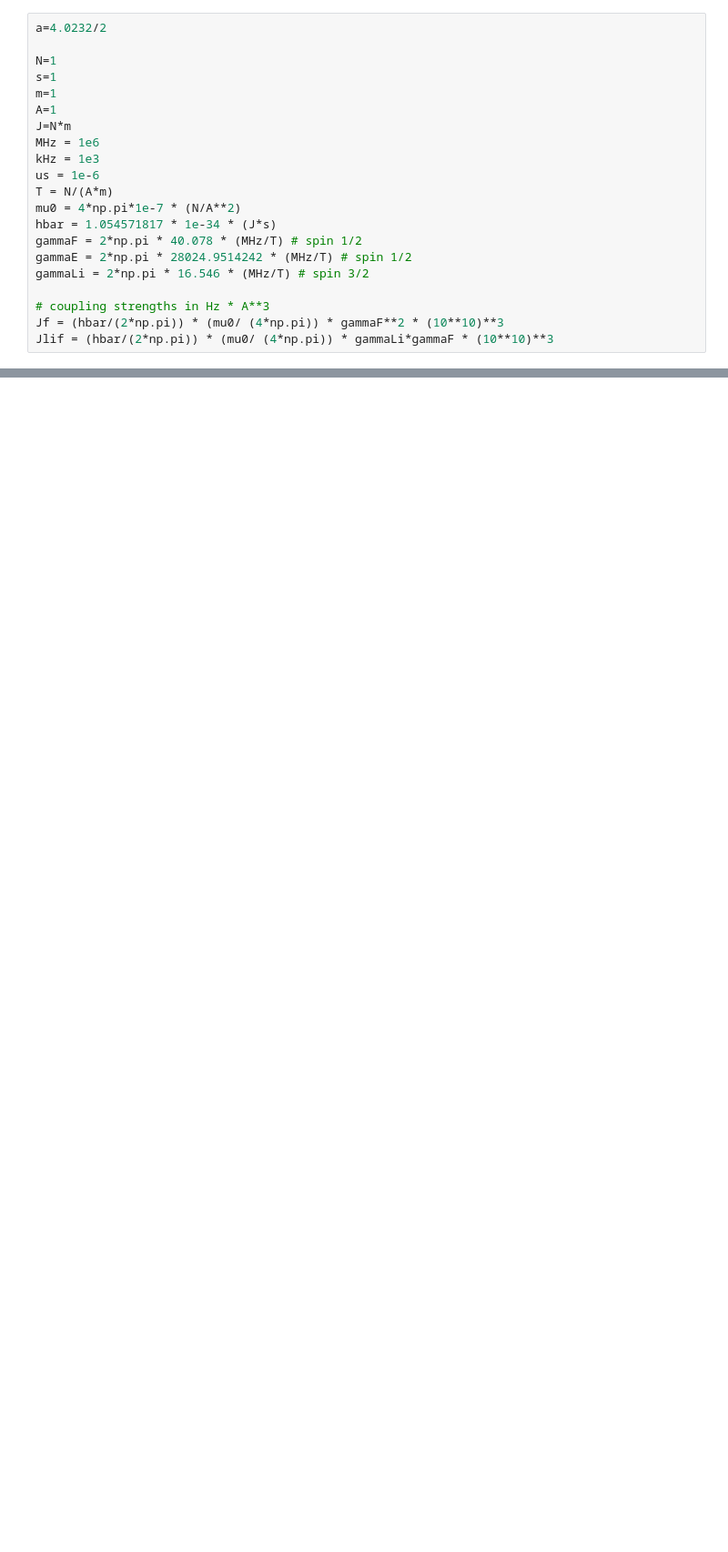
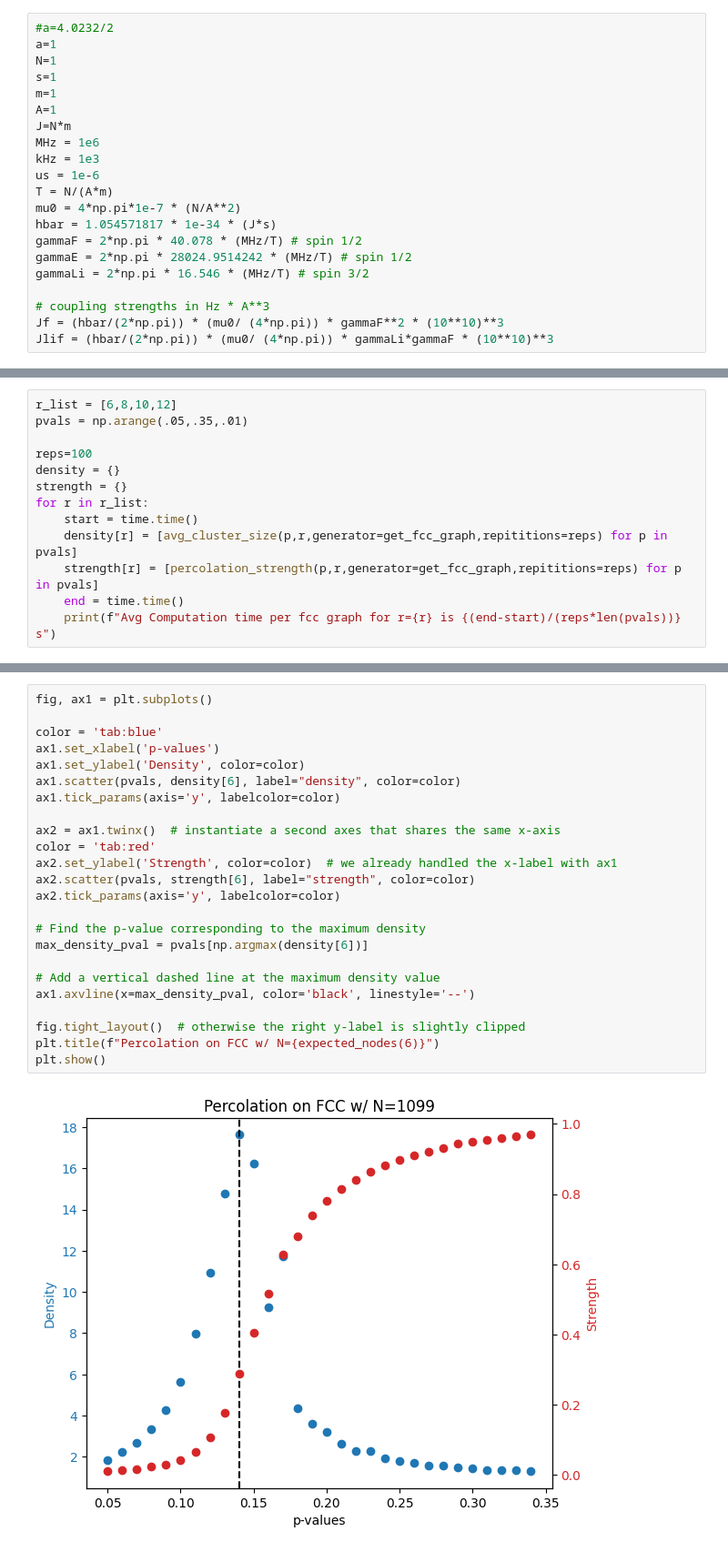
Before and after one commit to awstasiuk/phd-notebooks, a Jupyter notebook: Percolation/FCC Building.ipynb, the cells around one changed output, grey strips where cells are left out. Shown: that part at 91% size. Drawn from its saved outputs; the diff is of its cells as text; blank space fills up the shorter version.

```diff
--- a/Percolation/FCC Building.ipynb
+++ b/Percolation/FCC Building.ipynb
@@ -12,6 +13,6 @@ from functools import lru_cache
 # %%
-a=4.0232/2
-
+#a=4.0232/2
+a=1
 N=1
 s=1
 m=1
@@ -249,0 +275,13 @@ def grid_graph(L,dim=2):
+# %%
+r_list = [6,8,10,12]
+pvals = np.arange(.05,.35,.01)
+
+reps=100
+density = {}
+strength = {}
+for r in r_list:
+    start = time.time()
+    density[r] = [avg_cluster_size(p,r,generator=get_fcc_graph,repititions=reps) for p in pvals]
+    strength[r] = [percolation_strength(p,r,generator=get_fcc_graph,repititions=reps) for p in pvals]
+    end = time.time()
+    print(f"Avg Computation time per fcc graph for r={r} is {(end-start)/(reps*len(pvals))} s")
@@ -249,0 +293,26 @@ def grid_graph(L,dim=2):
+# %%
+fig, ax1 = plt.subplots()
+
+color = 'tab:blue'
+ax1.set_xlabel('p-values')
+ax1.set_ylabel('Density', color=color)
+ax1.scatter(pvals, density[6], label="density", color=color)
+ax1.tick_params(axis='y', labelcolor=color)
+
+ax2 = ax1.twinx()  # instantiate a second axes that shares the same x-axis
+color = 'tab:red'
+ax2.set_ylabel('Strength', color=color)  # we already handled the x-label with ax1
+ax2.scatter(pvals, strength[6], label="strength", color=color)
+ax2.tick_params(axis='y', labelcolor=color)
+
+# Find the p-value corresponding to the maximum density
+max_density_pval = pvals[np.argmax(density[6])]
+
+# Add a vertical dashed line at the maximum density value
+ax1.axvline(x=max_density_pval, color='black', linestyle='--')
+
+fig.tight_layout()  # otherwise the right y-label is slightly clipped
+plt.title(f"Percolation on FCC w/ N={expected_nodes(6)}")
+plt.show()
+# %% [output]
+[figure, added]
```
Also changed, not shown: parts of 17 cells of this notebook, 8 other files.
